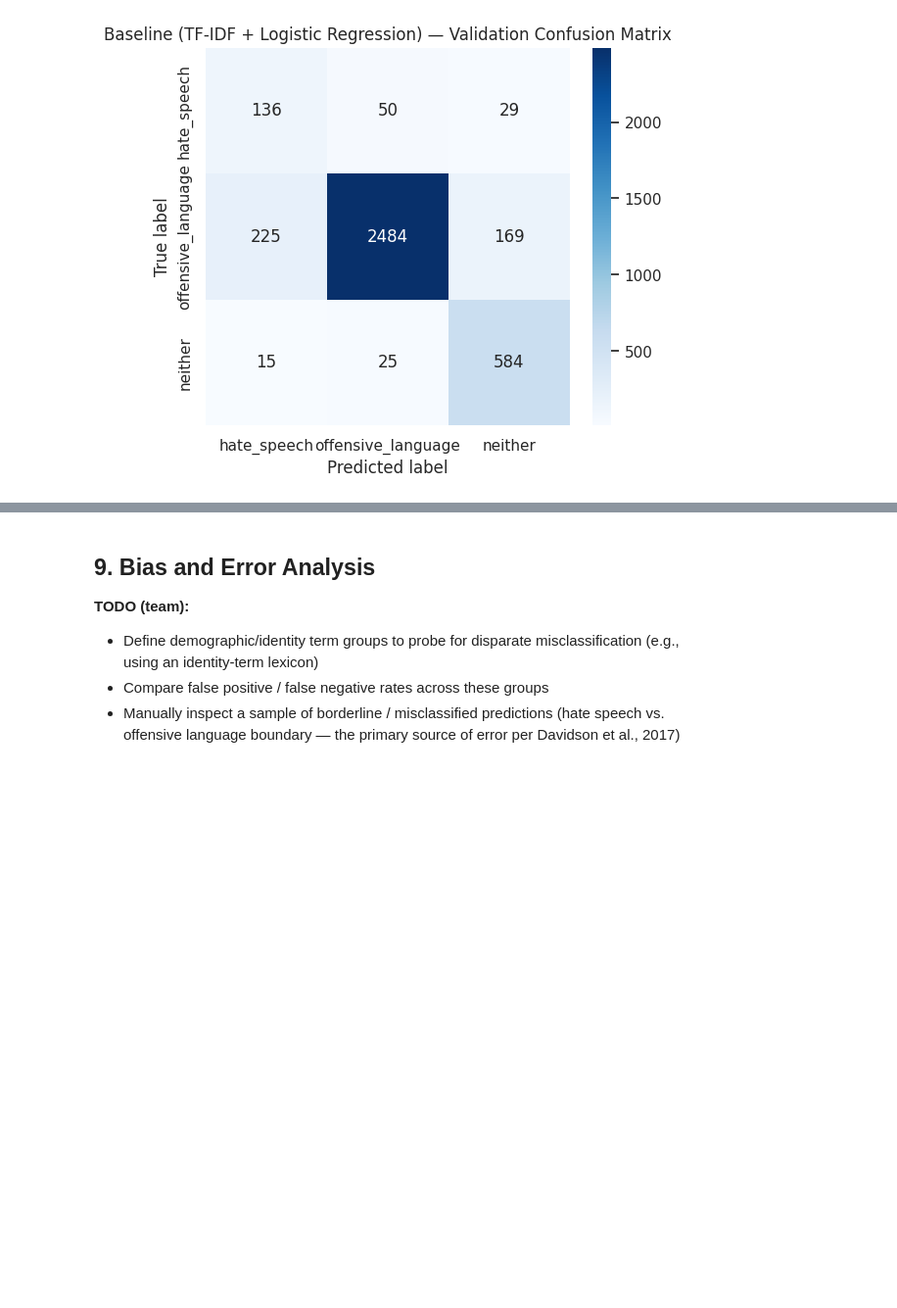
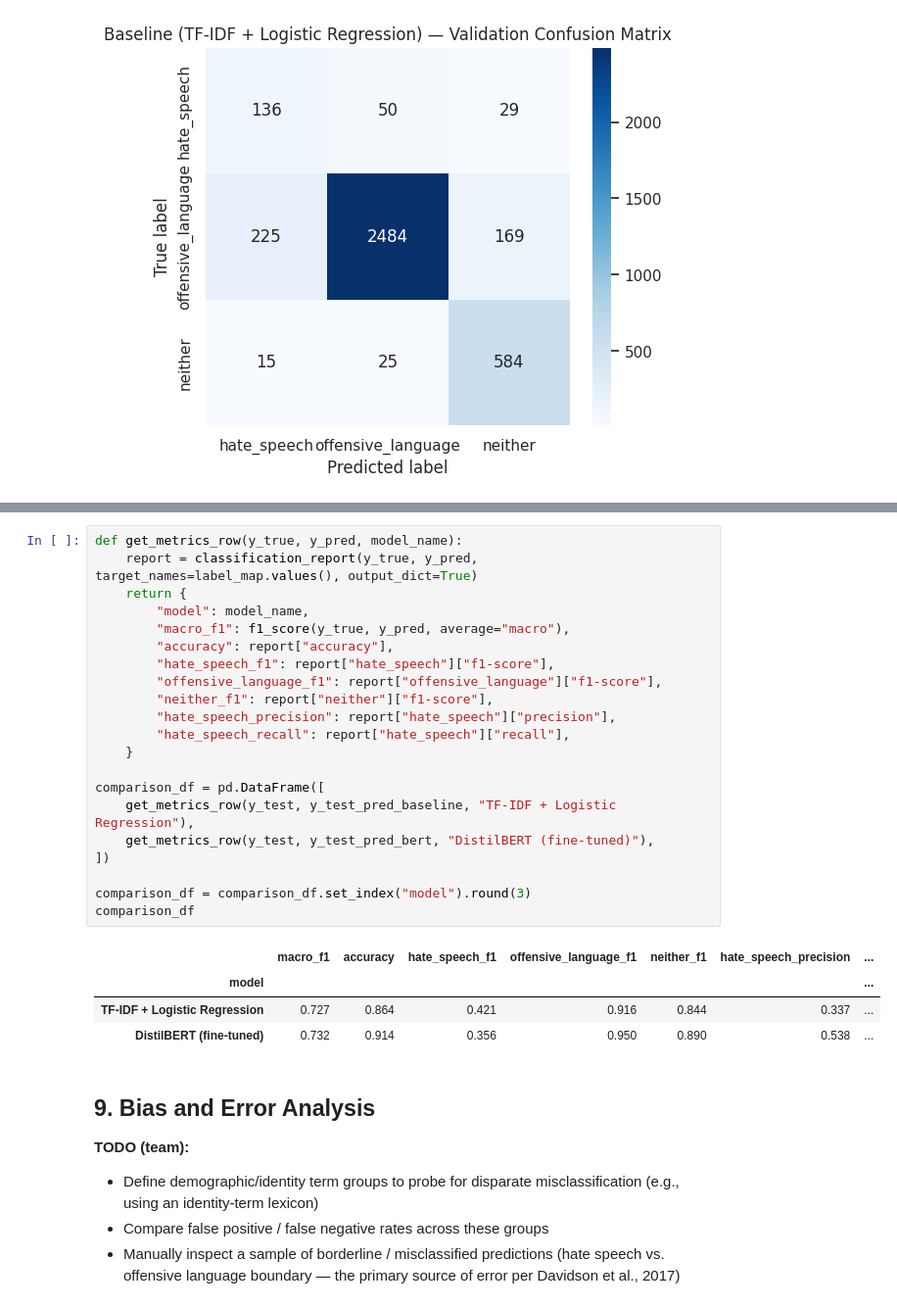
Before and after one commit to anaypess/IE7500--hate-speech-detection-nlp, a Jupyter notebook: notebooks/milestone2_hate_speech_detection.ipynb, the cells around one changed output, grey strips where cells are left out. Shown at 98% size. Cells and saved outputs as stored; diff of their text form; blank space fills up the shorter version.

```diff
--- a/notebooks/milestone2_hate_speech_detection.ipynb
+++ b/notebooks/milestone2_hate_speech_detection.ipynb
@@ -369,3 +509,29 @@ and build a side-by-side comparison table (baseline vs. DistilBERT) on the held-
+# %%
+def get_metrics_row(y_true, y_pred, model_name):
+    report = classification_report(y_true, y_pred, target_names=label_map.values(), output_dict=True)
+    return {
+        "model": model_name,
+        "macro_f1": f1_score(y_true, y_pred, average="macro"),
+        "accuracy": report["accuracy"],
+        "hate_speech_f1": report["hate_speech"]["f1-score"],
+        "offensive_language_f1": report["offensive_language"]["f1-score"],
+        "neither_f1": report["neither"]["f1-score"],
+        "hate_speech_precision": report["hate_speech"]["precision"],
+        "hate_speech_recall": report["hate_speech"]["recall"],
+    }
+
+comparison_df = pd.DataFrame([
+    get_metrics_row(y_test, y_test_pred_baseline, "TF-IDF + Logistic Regression"),
+    get_metrics_row(y_test, y_test_pred_bert, "DistilBERT (fine-tuned)"),
+])
+
+comparison_df = comparison_df.set_index("model").round(3)
+comparison_df
+# %% [output]
+|  | macro_f1 | accuracy | hate_speech_f1 | offensive_language_f1 | neither_f1 | hate_speech_precision | ... |
+| model |  |  |  |  |  |  | ... |
+| TF-IDF + Logistic Regression | 0.727 | 0.864 | 0.421 | 0.916 | 0.844 | 0.337 | ... |
+| DistilBERT (fine-tuned) | 0.732 | 0.914 | 0.356 | 0.950 | 0.890 | 0.538 | ... |
 # %% [markdown]
 ## 9. Bias and Error Analysis
 
```
Also changed, not shown: parts of 12 cells of this notebook.
